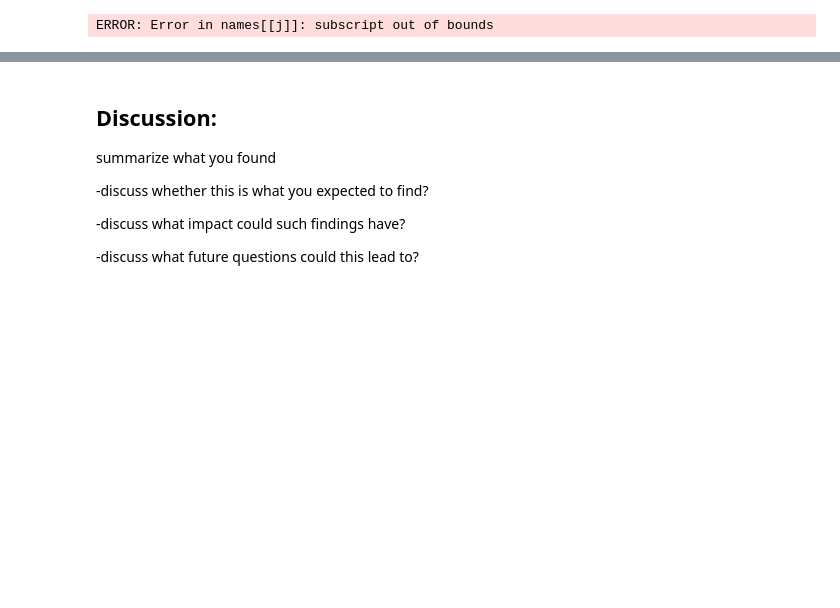
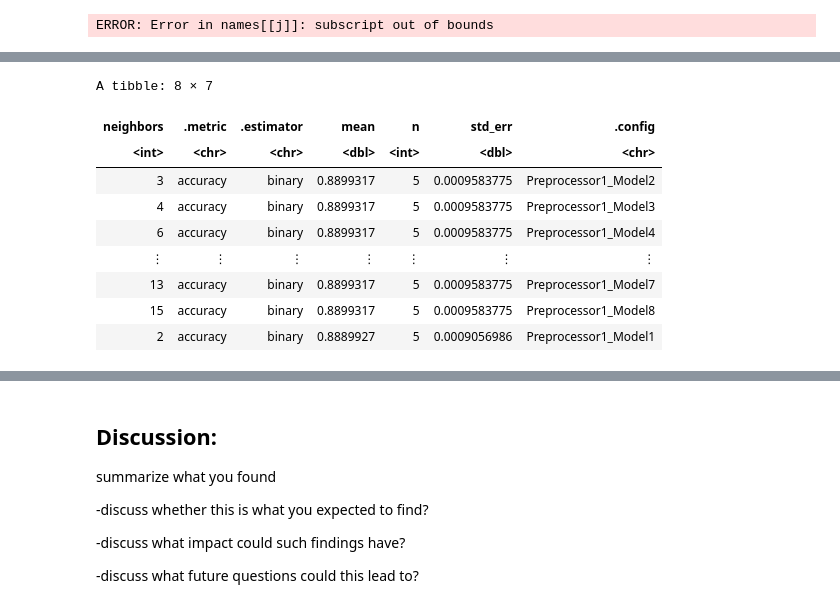
Before and after one commit to nchan315/DSCI_100_007_16_Project, a Jupyter notebook: Project.ipynb, the cells around one changed output, grey strips where cells are left out. Cells and saved outputs as stored; diff of their text form; code cells hidden in the pictures; blank space fills up the shorter version.

```diff
--- a/Project.ipynb
+++ b/Project.ipynb
@@ -422,0 +366,17 @@ We observe no discernible relation between age, total money spent in the store,
+# %%
+accuracies <- knn_results |>
+    filter(.metric == "accuracy") |>
+    arrange(desc(mean))
+
+accuracies
+# %% [output]
+A tibble: 8 × 7
+| neighbors | .metric | .estimator | mean | n | std_err | .config |
+| <int> | <chr> | <chr> | <dbl> | <int> | <dbl> | <chr> |
+| 3 | accuracy | binary | 0.8899317 | 5 | 0.0009583775 | Preprocessor1_Model2 |
+| 4 | accuracy | binary | 0.8899317 | 5 | 0.0009583775 | Preprocessor1_Model3 |
+| 6 | accuracy | binary | 0.8899317 | 5 | 0.0009583775 | Preprocessor1_Model4 |
+| ⋮ | ⋮ | ⋮ | ⋮ | ⋮ | ⋮ | ⋮ |
+| 13 | accuracy | binary | 0.8899317 | 5 | 0.0009583775 | Preprocessor1_Model7 |
+| 15 | accuracy | binary | 0.8899317 | 5 | 0.0009583775 | Preprocessor1_Model8 |
+| 2 | accuracy | binary | 0.8889927 | 5 | 0.0009056986 | Preprocessor1_Model1 |
```
Also changed, not shown: parts of 22 cells of this notebook.
